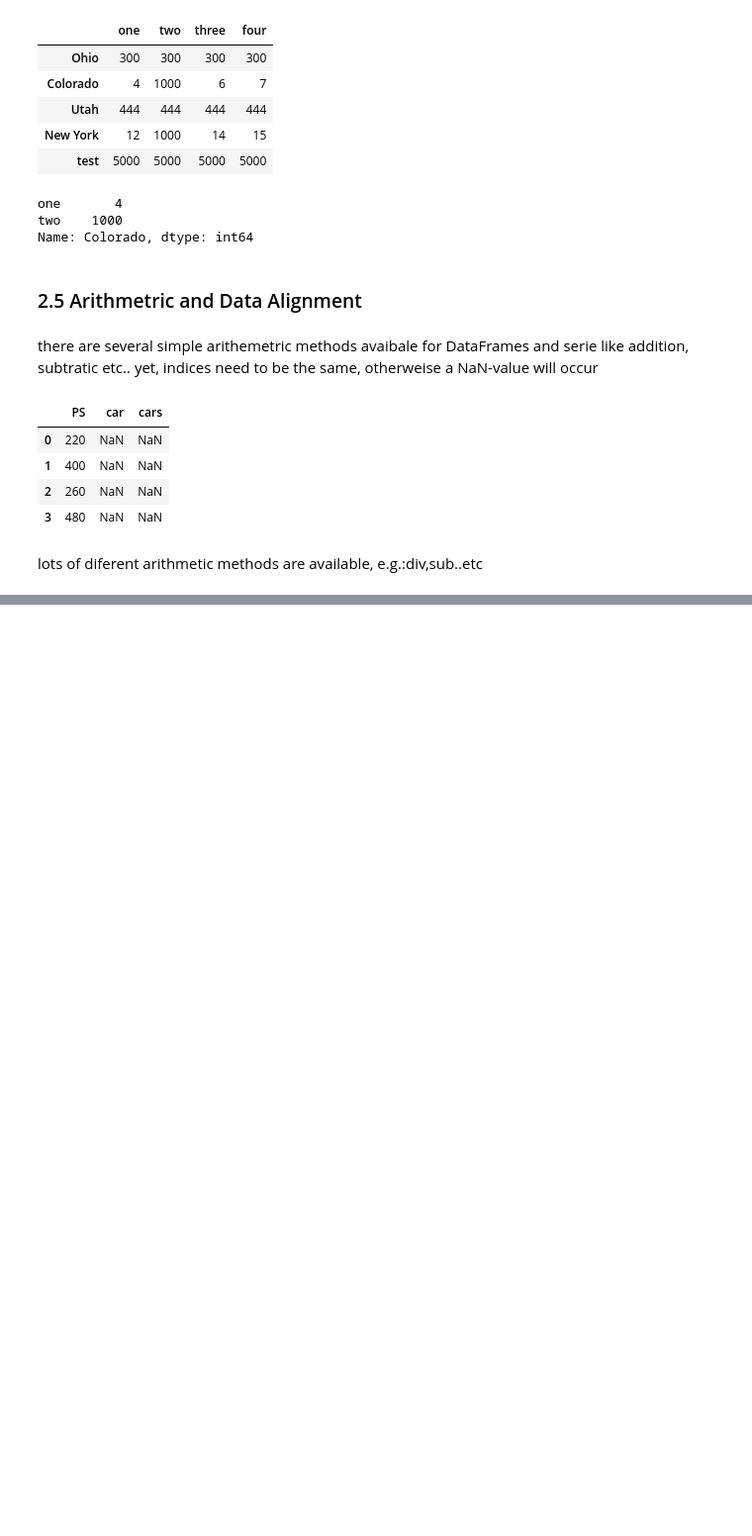
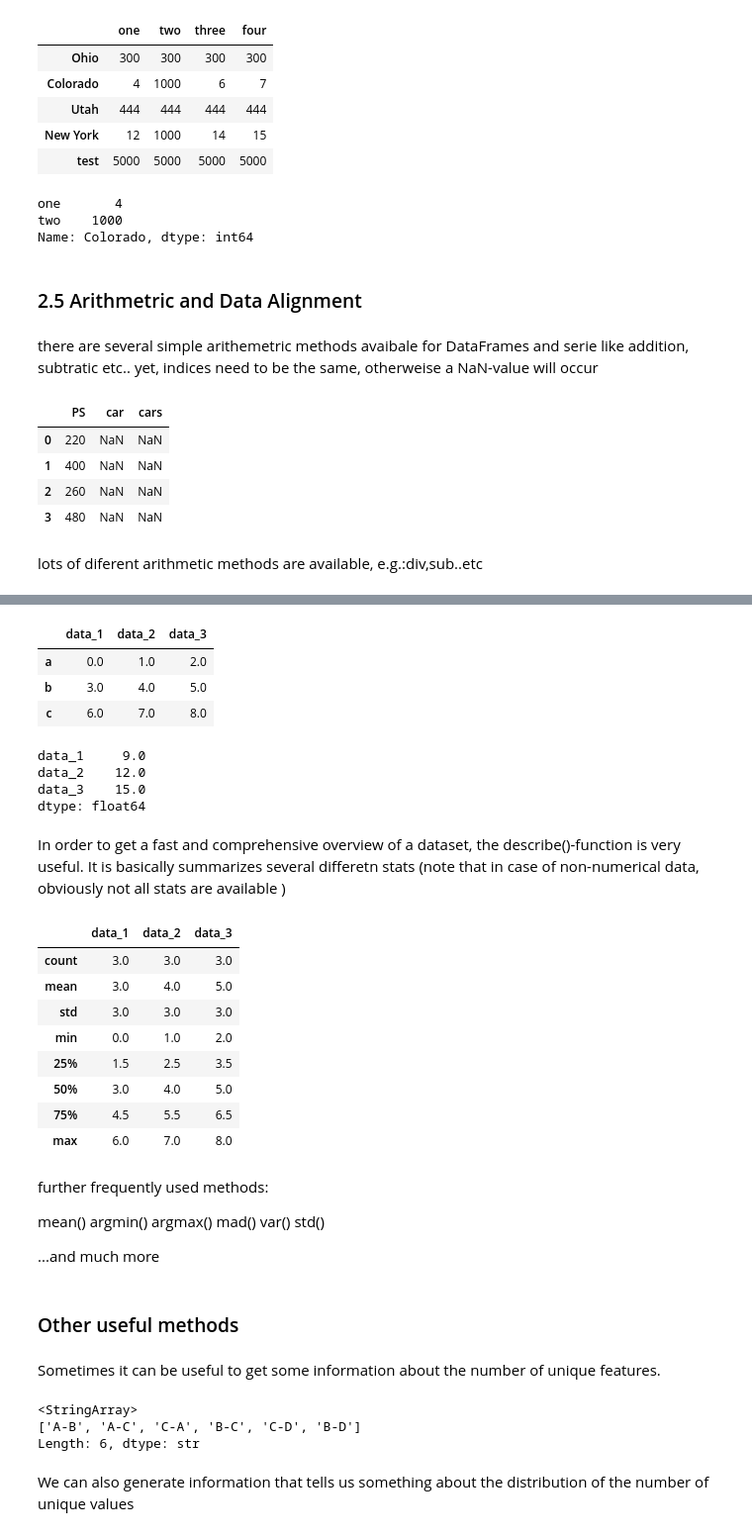
Before and after one commit to NiklasGoettel/Quarto_Website, a Jupyter notebook: pandas.ipynb, the cells around one changed output, grey strips where cells are left out. Shown at 99% size. Cells and saved outputs as stored; diff of their text form; code cells hidden in the pictures; blank space fills up the shorter version.

```diff
--- a/pandas.ipynb
+++ b/pandas.ipynb
@@ -514,0 +579,17 @@ lots of diferent arithmetic methods are available, e.g.:div,sub..etc
+# %%
+# initiating a new DataFrame
+
+stats_frame=pd.DataFrame(np.arange(9.).reshape(3,3),index=["a","b","c"],columns=["data_1","data_2","data_3"])
+stats_frame
+# %% [output]
+|  | data_1 | data_2 | data_3 |
+| a | 0.0 | 1.0 | 2.0 |
+| b | 3.0 | 4.0 | 5.0 |
+| c | 6.0 | 7.0 | 8.0 |
+# %%
+stats_frame.sum()
+# %% [output]
+data_1     9.0
+data_2    12.0
+data_3    15.0
+dtype: float64
@@ -514,0 +598,39 @@ lots of diferent arithmetic methods are available, e.g.:div,sub..etc
+# %% [markdown]
+In order to get a fast and comprehensive overview of a dataset, the describe()-function is very useful. It is basically summarizes several differetn stats (note that in case of non-numerical data, obviously not all stats are available )
+# %%
+stats_frame.describe()
+# %% [output]
+|  | data_1 | data_2 | data_3 |
+| count | 3.0 | 3.0 | 3.0 |
+| mean | 3.0 | 4.0 | 5.0 |
+| std | 3.0 | 3.0 | 3.0 |
+| min | 0.0 | 1.0 | 2.0 |
+| 25% | 1.5 | 2.5 | 3.5 |
+| 50% | 3.0 | 4.0 | 5.0 |
+| 75% | 4.5 | 5.5 | 6.5 |
+| max | 6.0 | 7.0 | 8.0 |
+# %% [markdown]
+further frequently used methods:
+
+mean()
+argmin()
+argmax()
+mad()
+var()
+std()
+
+...and much more
+# %% [markdown]
+### Other useful methods
+# %% [markdown]
+Sometimes it can be useful to get some information about the number of unique features.
+# %%
+test=pd.Series(["A-B","A-C","C-A","B-C","C-D","B-D","A-B","C-A"])
+
+test.unique()
+# %% [output]
+<StringArray>
+['A-B', 'A-C', 'C-A', 'B-C', 'C-D', 'B-D']
+Length: 6, dtype: str
+# %% [markdown]
+We can also generate information that tells us something about the distribution of the number of unique values
```
Also changed, not shown: parts of 25 cells of this notebook, 21 other files.
